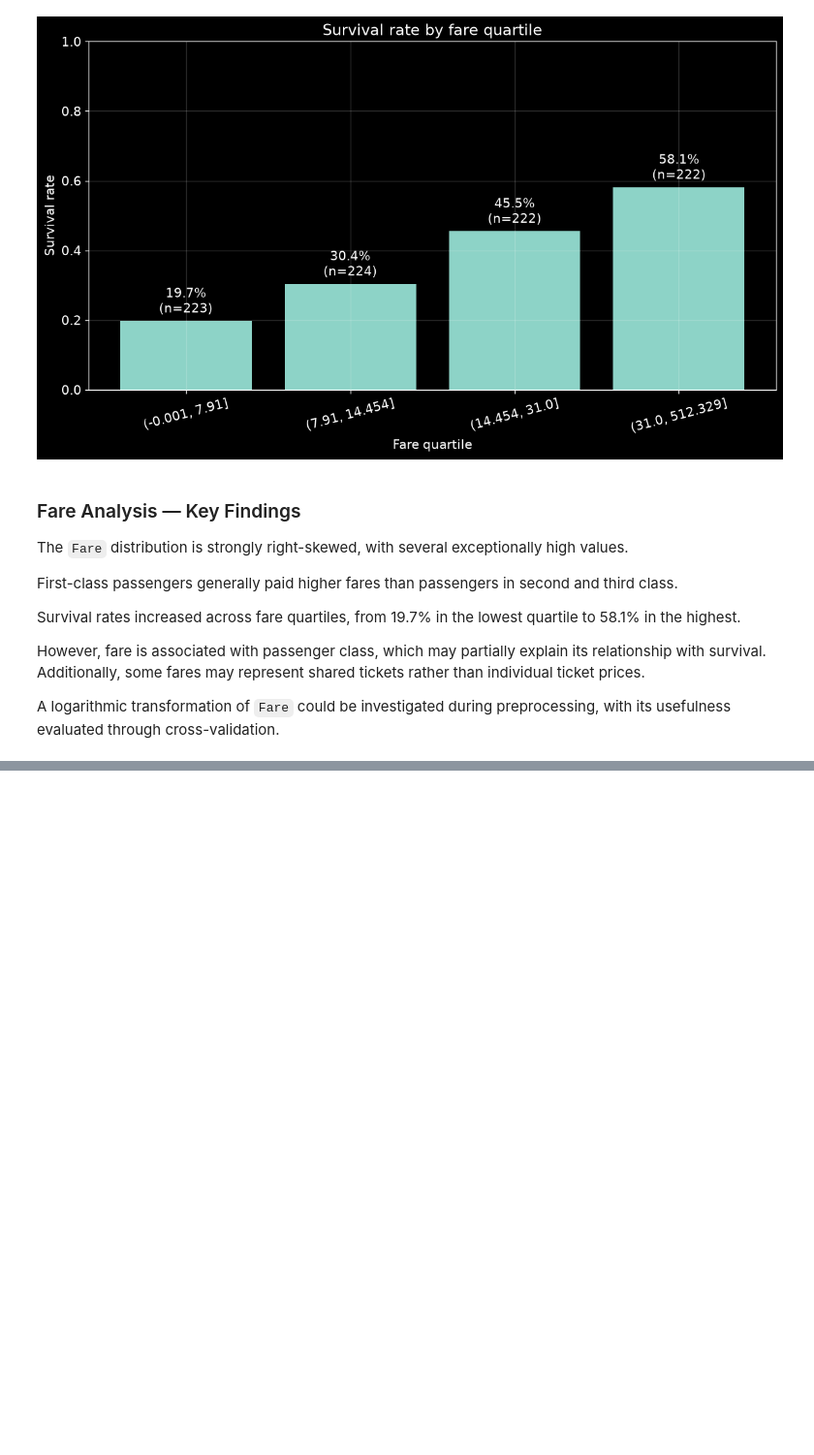
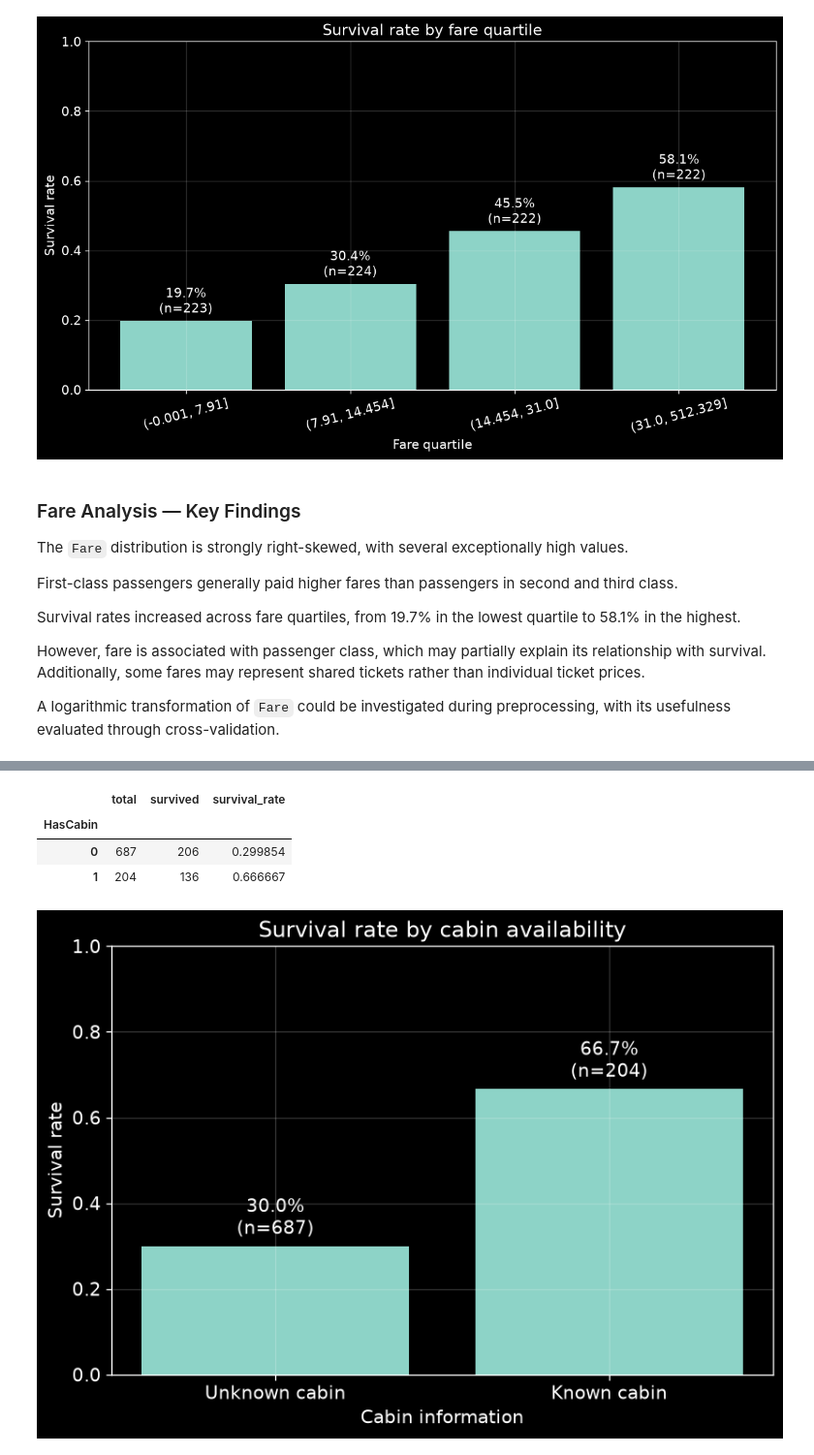
Before and after one commit to eruLawliettt/titanic-ml, a Jupyter notebook: notebooks/01_eda.ipynb, the cells around one changed output, grey strips where cells are left out. Shown at 97% size. Cells and saved outputs as stored; diff of their text form; code cells hidden in the pictures; blank space fills up the shorter version.

```diff
--- a/notebooks/01_eda.ipynb
+++ b/notebooks/01_eda.ipynb
@@ -635,0 +809,51 @@ A logarithmic transformation of `Fare` could be investigated during preprocessin
+# %%
+
+cabin_df = train.copy()
+
+cabin_df["HasCabin"] = cabin_df["Cabin"].notna().astype(int)
+
+cabin_stats = (
+    cabin_df.groupby("HasCabin")["Survived"]
+    .agg(
+        total="count",
+        survived="sum",
+        survival_rate="mean"
+    )
+)
+
+cabin_stats
+# %% [output]
+|  | total | survived | survival_rate |
+| HasCabin |  |  |  |
+| 0 | 687 | 206 | 0.299854 |
+| 1 | 204 | 136 | 0.666667 |
+# %%
+
+fig, ax = plt.subplots(figsize=(7, 5))
+
+bars = ax.bar(
+    ["Unknown cabin", "Known cabin"],
+    cabin_stats["survival_rate"]
+)
+
+ax.bar_label(
+    bars,
+    labels=[
+        f"{rate:.1%}\n(n={count})"
+        for rate, count in zip(
+            cabin_stats["survival_rate"],
+            cabin_stats["total"]
+        )
+    ],
+    padding=4
+)
+
+ax.set_title("Survival rate by cabin availability")
+ax.set_xlabel("Cabin information")
+ax.set_ylabel("Survival rate")
+ax.set_ylim(0, 1)
+
+plt.tight_layout()
+plt.show()
+# %% [output]
+[figure, added]
```
Also changed, not shown: parts of 25 cells of this notebook, 3 other files.
